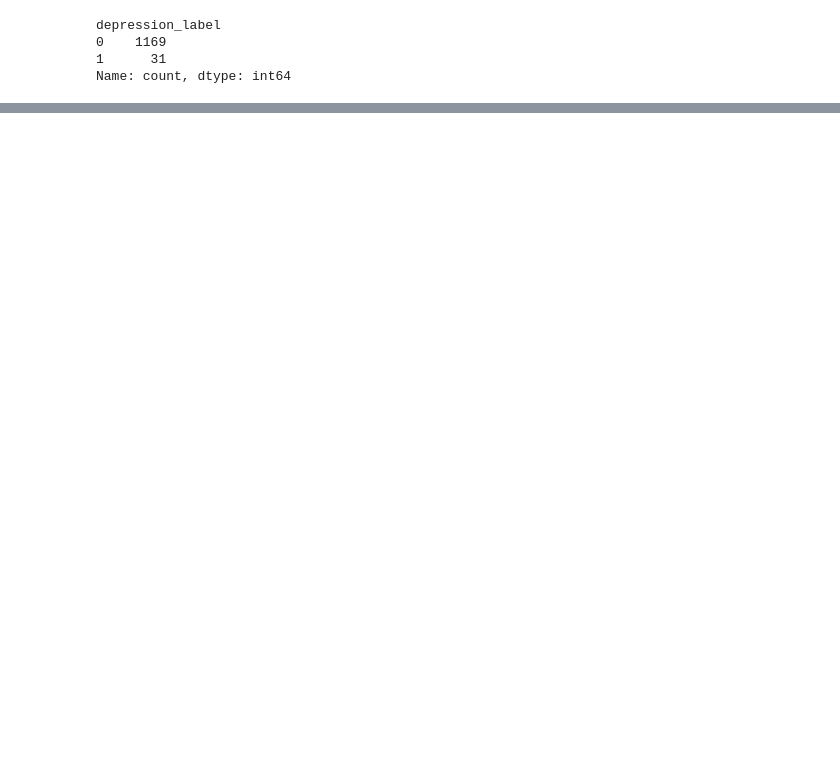
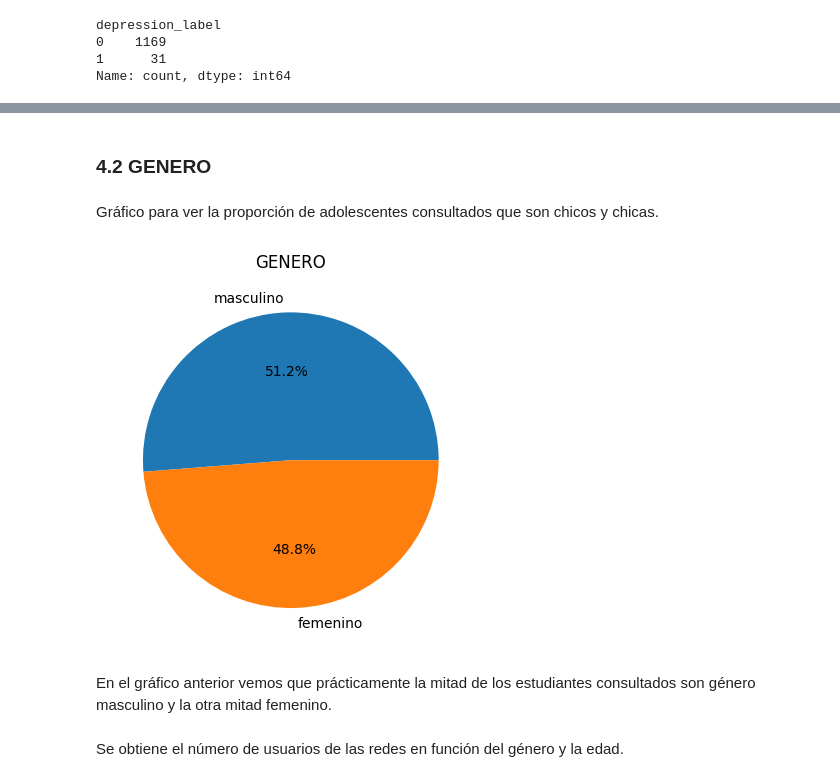
Before and after one commit to Ainara-1/EDA_ai, a Jupyter notebook: memoria.ipynb, the cells around one changed output, grey strips where cells are left out. Drawn from its saved outputs; the diff is of its cells as text; code cells hidden in the pictures; blank space fills up the shorter version.

```diff
--- a/memoria.ipynb
+++ b/memoria.ipynb
@@ -605,0 +526,15 @@ Name: count, dtype: int64
+# %% [markdown]
+### 4.2 GENERO
+# %% [markdown]
+Gráfico para ver la proporción de adolescentes consultados que son chicos y chicas.
+# %%
+datos_e['genero'].value_counts().plot(kind='pie', autopct='%1.1f%%')
+plt.title('GENERO')
+plt.savefig('img/genero.png')
+plt.show();
+# %% [output]
+[figure, added]
+# %% [markdown]
+En el gráfico anterior vemos que prácticamente la mitad de los estudiantes consultados son género masculino y la otra mitad femenino.
+# %% [markdown]
+Se obtiene el número de usuarios de las redes en función del género y la edad.
```
Also changed, not shown: parts of 98 cells of this notebook, 21 other files.
